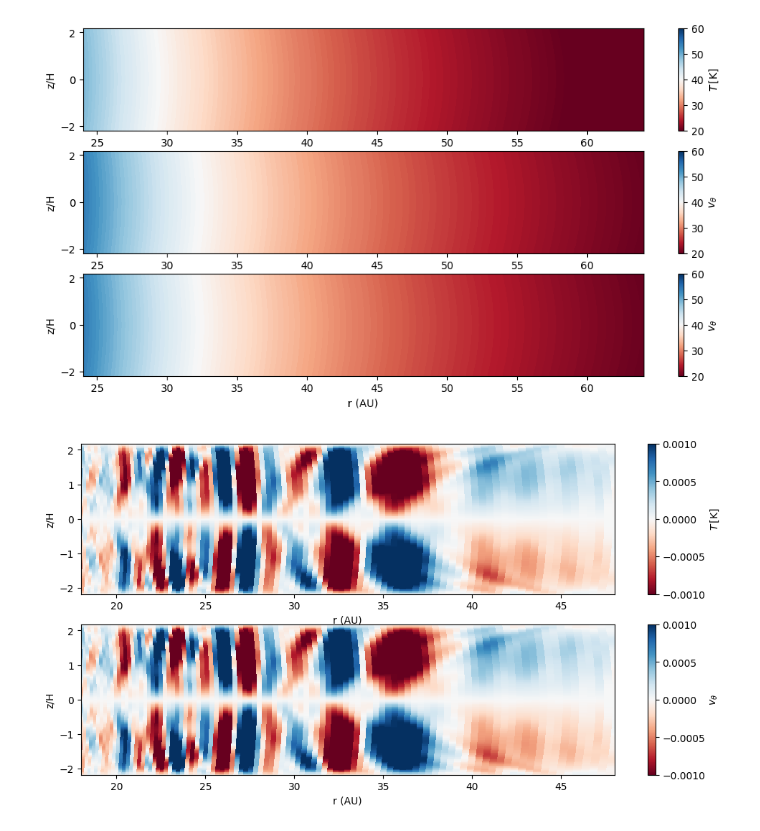
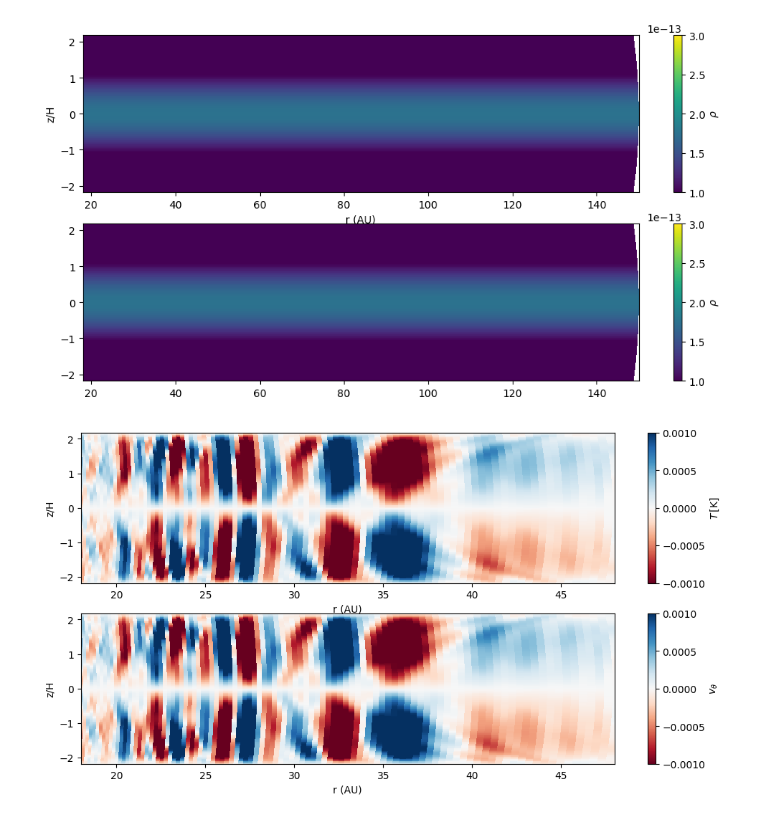
Before and after one commit to NadineSoliman/fargo3d, a Jupyter notebook: setups/vsi/vsi.ipynb, the cells around one changed output. Cells and saved outputs as stored; diff of their text form; code cells hidden in the pictures.

```diff
--- a/setups/vsi/vsi.ipynb
+++ b/setups/vsi/vsi.ipynb
@@ -255,42 +130,45 @@ show()
 # %%
 n =0
+folder ="vsi_30"
+rmin = loadtxt("/Users/nadine/Downloads/fargo3d/outputs/" + folder +"/domain_y.dat")[3:-3]
+tmin = loadtxt("/Users/nadine/Downloads/fargo3d/outputs/" + folder +"/domain_z.dat")[3:-3]
 
-vthetan_th = fromfile("../../outputs/vsi_128_2fluid/gasenergy{:d}.dat".format(n)).reshape(nz,ny)
-vthetan_d= fromfile("../../outputs/vsi_128_2fluid/dust1energy{:d}.dat".format(n)).reshape(nz,ny)
-vthetan_d2= fromfile("../../outputs/vsi_128_2fluid/dust2energy{:d}.dat".format(n)).reshape(nz,ny)
-cg = gamma/(gamma-1)
-cd = 0.08 * cg
-rho = fromfile("../../outputs/vsi_128_2fluid/gasdens{:d}.dat".format(n)).reshape(nz,ny)
-rhod1= fromfile("../../outputs/vsi_128_2fluid/dust1dens{:d}.dat".format(n)).reshape(nz,ny)
-rhod2= fromfile("../../outputs/vsi_128_2fluid/dust2dens{:d}.dat".format(n)).reshape(nz,ny)
+rmed = 0.5 * (rmin[1:] + rmin[:-1])
+tmed = 0.5 * (tmin[1:] + tmin[:-1])
+
+R, T = meshgrid(rmed, tmed)
+
+nz = 128
+ny = 128
 
 H0 = 0.06
 fig = plt.figure(figsize=(12, 6))
 
-ax1 = fig.add_subplot(311)
-surf1 = ax1.pcolormesh(40*R*sin(T),cos(T)/H0, vthetan_th/rho/cg/ Kelvin_code, cmap='RdBu', vmin = 20, vmax = 60)
+rho1 = fromfile("../../outputs/vsi_30/gasdens{:d}.dat".format(n)).reshape(nz,ny)
+ax1 = fig.add_subplot(211)
+surf1 = ax1.pcolormesh(30*R*sin(T),cos(T)/H0, rho1 *R**2* Mstar_CGS/(30 * AU_CM)**3, vmin = 1e-13, vmax = 3e-13)
+
+folder ="vsi_100"
+rmin = loadtxt("/Users/nadine/Downloads/fargo3d/outputs/" + folder +"/domain_y.dat")[3:-3]
+tmin = loadtxt("/Users/nadine/Downloads/fargo3d/outputs/" + folder +"/domain_z.dat")[3:-3]
+rmed = 0.5 * (rmin[1:] + rmin[:-1])
+tmed = 0.5 * (tmin[1:] + tmin[:-1])
+R, T = meshgrid(rmed, tmed)
+
+rho2 = fromfile("../../outputs/vsi_100/gasdens{:d}.dat".format(n)).reshape(nz,ny)
+ax2 = fig.add_subplot(212)
+surf2 = ax2.pcolormesh(100*R*sin(T),cos(T)/H0, rho2 *(R*100/30)**2* Mstar_CGS/(100 * AU_CM)**3, vmin = 1e-13, vmax = 3e-13)
 
 ax1.set_xlabel('r (AU)')
 ax1.set_ylabel('z/H')
-ax1.set_xlim(0.6*40, 1.6*40)
-fig.colorbar(surf1, ax=ax1, label=r'$T\, [\rm K]$')
+ax1.set_xlim(0.6*30, 1.5*100)
+ax2.set_xlim(0.6*30, 1.5*100)
+fig.colorbar(surf1, ax=ax1, label=r'$\rho$')
+fig.colorbar(surf2, ax=ax2, label=r'$\rho $')
 
-ax2 = fig.add_subplot(312)
-surf2 = ax2.pcolormesh(40*R*sin(T),cos(T)/H0, vthetan_d/rhod1/cd/ Kelvin_code, cmap='RdBu', vmin = 20, vmax = 60)
-ax2.set_xlabel('r (AU)')
-ax2.set_ylabel('z/H')
-ax2.set_xlim(40*0.6, 40*1.6)
-fig.colorbar(surf2, ax=ax2, label=r'$v_\theta$')
-
-ax2 = fig.add_subplot(313)
-surf2 = ax2.pcolormesh(40*R*sin(T),cos(T)/H0, vthetan_d2/rhod2/cd/ Kelvin_code, cmap='RdBu', vmin = 20, vmax = 60)
-ax2.set_xlabel('r (AU)')
-ax2.set_ylabel('z/H')
-ax2.set_xlim(40*0.6, 40*1.6)
-fig.colorbar(surf2, ax=ax2, label=r'$v_\theta$')
 show()
 # %% [output]
-[figure, old version]
+[figure, new version]
 # %%
 n =19
 
```
Also changed, not shown: parts of 39 cells of this notebook, 7 other files.
